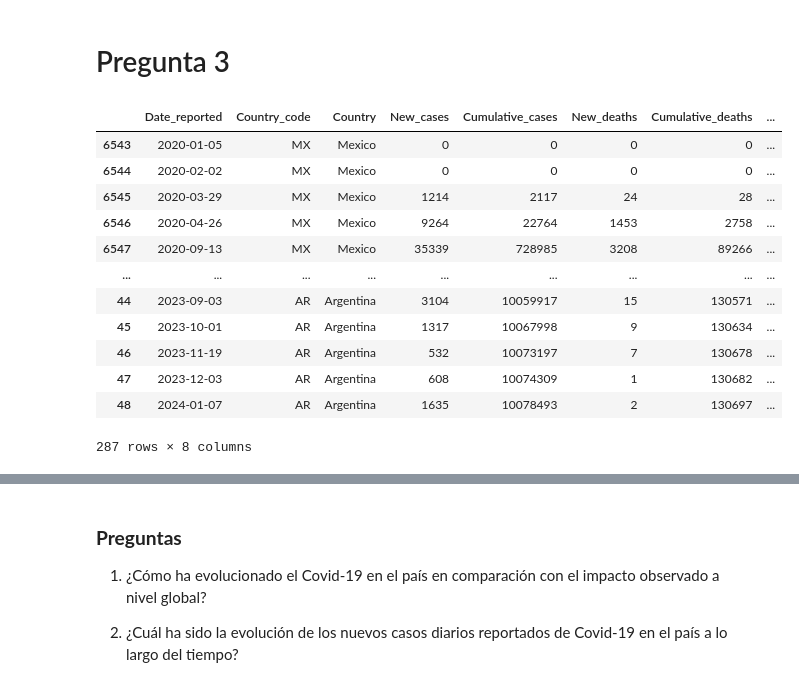
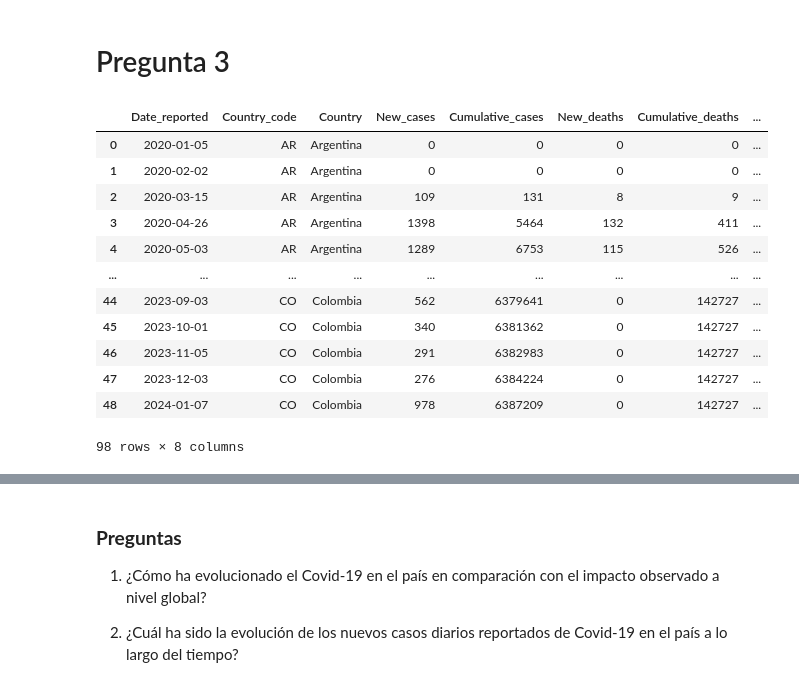
Before and after one commit to pabloing93/covid19-analysis, a Jupyter notebook: COVID19_Analysis.ipynb, the cells around one changed output, grey strips where cells are left out. Drawn from its saved outputs; the diff is of its cells as text; code cells hidden in the pictures.

```diff
--- a/COVID19_Analysis.ipynb
+++ b/COVID19_Analysis.ipynb
@@ -860,32 +874,34 @@ Text(0.5, 1.0, 'Dayli New Cases (Argentina)')
 # %%
 #Lethality Rate by Country
 def get_max_row(group, column):
     return group.loc[group[column].idxmax()]
 
 result = df_covid_limpio.groupby(['Country', df_covid_limpio['Date_reported'].dt.to_period("M")]).apply(lambda group: get_max_row(group, 'lethality_rate'))
 result.reset_index(drop=True, inplace=True)
 top_4_paises = result.groupby('Country')['lethality_rate'].mean().nlargest(4).index
 result = result[result['Country'].isin(top_4_paises)]
 #Colombia
 result_pais_Col = df_covid_limpio[df_covid_limpio['Country'] == 'Colombia'].groupby(df_covid_limpio['Date_reported'].dt.to_period("M")).apply(lambda group: get_max_row(group, 'lethality_rate'))
 result_pais_Col.reset_index(drop=True, inplace=True)
 #Argentina
 result_pais_Arg = df_covid_limpio[df_covid_limpio['Country'] == 'Argentina'].groupby(df_covid_limpio['Date_reported'].dt.to_period("M")).apply(lambda group: get_max_row(group, 'lethality_rate'))
 result_pais_Arg.reset_index(drop=True, inplace=True)
 #Final
 result_final = pd.concat([result, result_pais_Col,result_pais_Arg])
-result_final
+#Argentina Colombia
+result_ARG_COL = pd.concat([result_pais_Arg,result_pais_Col])
+result_ARG_COL
 # %% [output]
 |  | Date_reported | Country_code | Country | New_cases | Cumulative_cases | New_deaths | Cumulative_deaths | ... |
-| 6543 | 2020-01-05 | MX | Mexico | 0 | 0 | 0 | 0 | ... |
-| 6544 | 2020-02-02 | MX | Mexico | 0 | 0 | 0 | 0 | ... |
-| 6545 | 2020-03-29 | MX | Mexico | 1214 | 2117 | 24 | 28 | ... |
-| 6546 | 2020-04-26 | MX | Mexico | 9264 | 22764 | 1453 | 2758 | ... |
-| 6547 | 2020-09-13 | MX | Mexico | 35339 | 728985 | 3208 | 89266 | ... |
+| 0 | 2020-01-05 | AR | Argentina | 0 | 0 | 0 | 0 | ... |
+| 1 | 2020-02-02 | AR | Argentina | 0 | 0 | 0 | 0 | ... |
+| 2 | 2020-03-15 | AR | Argentina | 109 | 131 | 8 | 9 | ... |
+| 3 | 2020-04-26 | AR | Argentina | 1398 | 5464 | 132 | 411 | ... |
+| 4 | 2020-05-03 | AR | Argentina | 1289 | 6753 | 115 | 526 | ... |
 | ... | ... | ... | ... | ... | ... | ... | ... | ... |
-| 44 | 2023-09-03 | AR | Argentina | 3104 | 10059917 | 15 | 130571 | ... |
-| 45 | 2023-10-01 | AR | Argentina | 1317 | 10067998 | 9 | 130634 | ... |
-| 46 | 2023-11-19 | AR | Argentina | 532 | 10073197 | 7 | 130678 | ... |
-| 47 | 2023-12-03 | AR | Argentina | 608 | 10074309 | 1 | 130682 | ... |
-| 48 | 2024-01-07 | AR | Argentina | 1635 | 10078493 | 2 | 130697 | ... |
+| 44 | 2023-09-03 | CO | Colombia | 562 | 6379641 | 0 | 142727 | ... |
+| 45 | 2023-10-01 | CO | Colombia | 340 | 6381362 | 0 | 142727 | ... |
+| 46 | 2023-11-05 | CO | Colombia | 291 | 6382983 | 0 | 142727 | ... |
+| 47 | 2023-12-03 | CO | Colombia | 276 | 6384224 | 0 | 142727 | ... |
+| 48 | 2024-01-07 | CO | Colombia | 978 | 6387209 | 0 | 142727 | ... |
-287 rows × 8 columns
+98 rows × 8 columns
```
Also changed, not shown: parts of 29 cells of this notebook.
